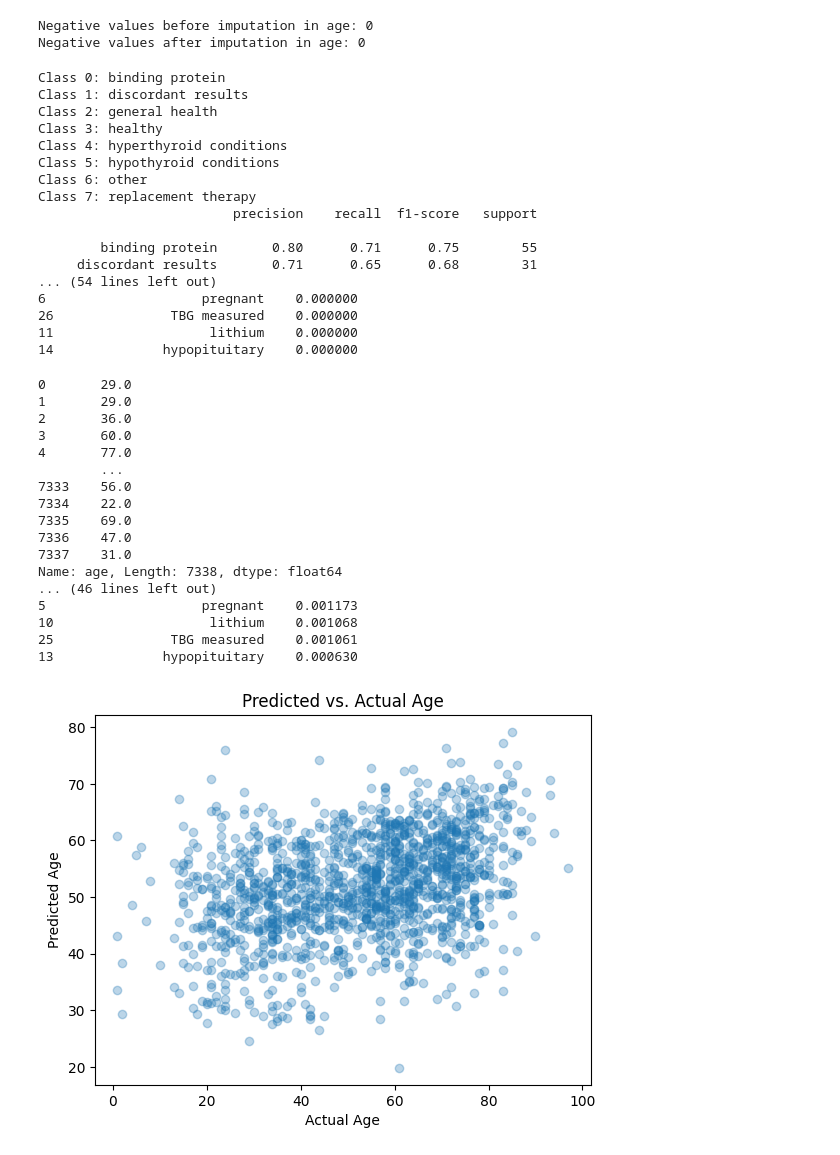
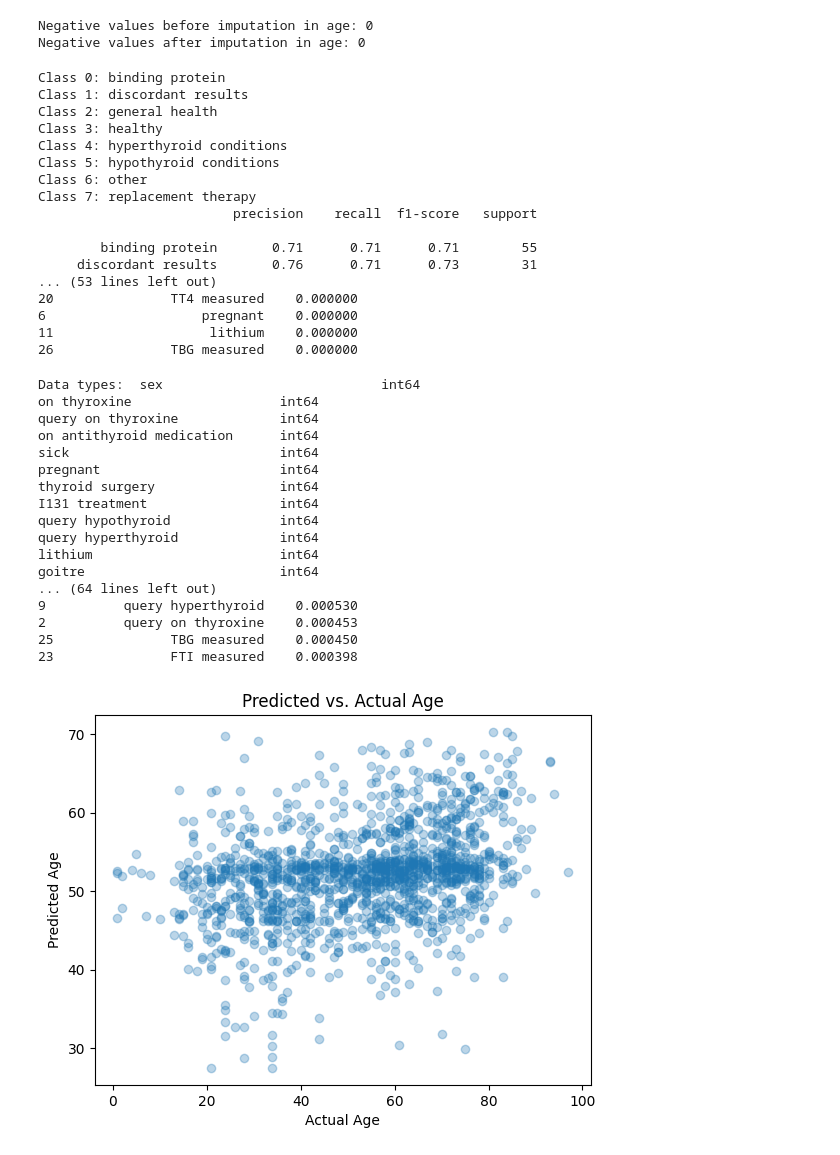
Before and after one commit to PedroMarques321/projeto_EC, a Jupyter notebook: projeto.ipynb, the cells around one changed output. Saved outputs shown, nothing was run; the diff lists cells and outputs as text; code cells hidden in the pictures.

Commit message:
removed referral source from X vars, does not make sense to be a feature nor to make an impact

```diff
--- a/projeto.ipynb
+++ b/projeto.ipynb
@@ -100,7 +100,7 @@ data['diagnoses'] = label_encoders['diagnoses'].fit_transform(data['diagnoses'])
 # %%
 #--------Diagnose prediction model--------#
 
-X_diagnosis = data.drop(['diagnoses'], axis=1)
+X_diagnosis = data.drop(['diagnoses', 'referral source'], axis=1)
 y_diagnosis = data['diagnoses']
 
 # Split data into training and testing sets for diagnosis prediction
@@ -150,20 +150,28 @@ Class 6: other
 Class 7: replacement therapy
                          precision    recall  f1-score   support
 
-        binding protein       0.80      0.71      0.75        55
-     discordant results       0.71      0.65      0.68        31
-... (54 lines left out)
+        binding protein       0.71      0.71      0.71        55
+     discordant results       0.76      0.71      0.73        31
+... (53 lines left out)
+20               TT4 measured    0.000000
 6                    pregnant    0.000000
+11                    lithium    0.000000
 26               TBG measured    0.000000
-11                    lithium    0.000000
-14              hypopituitary    0.000000
 # %%
 #---------Age prediction model---------#
 
-X_age = data.drop(['age'], axis=1)
+X_age = data.drop(['age', 'referral source'], axis=1)
 y_age = data['age']
 
-print(y_age)
+data_types = X_age.dtypes
+print('Data types: ', data_types)
+
+# Identify continuous and discrete features
+continuous_features = [col for col, dtype in data_types.items() if dtype == 'float64']
+discrete_features = [col for col, dtype in data_types.items() if dtype == 'int64']
+
+print("Continuous Features:", continuous_features)
+print("Discrete Features:", discrete_features)
 
 # Removing outliers (example using IQR method)
 Q1 = y_age.quantile(0.25)
@@ -175,8 +183,7 @@ X_age_no_outliers = X_age[outlier_mask]
 y_age_no_outliers = y_age[outlier_mask]
 record_identification_no_outliers = record_identification[outlier_mask]
 
-# Continue with splitting and training as before with the cleaned data
-
+#X_age_discrete = X_age_no_outliers.select_dtypes(exclude=['float64'])
 
 # Split data into training and testing sets for age prediction
 X_train_age, X_test_age, y_train_age, y_test_age, record_train, record_test = train_test_split(X_age_no_outliers, y_age_no_outliers, record_identification_no_outliers, test_size=0.2, random_state=42)
@@ -187,7 +194,7 @@ X_train_age = scaler.fit_transform(X_train_age)
 X_test_age = scaler.transform(X_test_age)
 
 # Model training for age prediction
-gbr_regressor = RandomForestRegressor()
+gbr_regressor = GradientBoostingRegressor()
 gbr_regressor.fit(X_train_age, y_train_age)
 print("Negative X_age:", (gbr_regressor.predict(X_test_age) < 0).sum())
 # Age prediction evaluation
@@ -198,52 +205,52 @@ print("Negative predicted ages:", (y_pred_age < 0).sum())
 
 
 # Create a DataFrame to display the results with record identification
 predictions_df = pd.DataFrame({'Record Identification': record_test, 'Actual Age': y_test_age, 'Predicted Age': y_pred_age})
 print(predictions_df)
 print('MSE:', mean_squared_error(y_test_age, y_pred_age))
 
 # Calculate RMSE
 rmse = np.sqrt(mean_squared_error(y_test_age, y_pred_age))
 print('RMSE:', rmse)
 
 # Calculate accuracy
 accuracy_age = gbr_regressor.score(X_test_age, y_test_age)
 print('Accuracy score:', accuracy_age)
 
 # Calculate R2 score
 r2 = r2_score(y_test_age, y_pred_age)
 print('R2 score:', r2)
 
 # Feature importance for age prediction
 importances_age = gbr_regressor.feature_importances_
-feature_importance_rf_age = pd.DataFrame({'Feature': X_age.columns, 'Importance': importances_age})
+feature_importance_rf_age = pd.DataFrame({'Feature': X_age_no_outliers.columns, 'Importance': importances_age})
 print(feature_importance_rf_age.sort_values(by='Importance', ascending=False))
 
 # Plot predicted vs. actual ages
 plt.scatter(y_test_age, y_pred_age, alpha=0.3)
 plt.xlabel('Actual Age')
 plt.ylabel('Predicted Age')
 plt.title('Predicted vs. Actual Age')
 plt.show()
 # %% [output]
-0       29.0
-1       29.0
-2       36.0
-3       60.0
-4       77.0
-        ...
-7333    56.0
-7334    22.0
-7335    69.0
-7336    47.0
-7337    31.0
-Name: age, Length: 7338, dtype: float64
-... (46 lines left out)
-5                    pregnant    0.001173
-10                    lithium    0.001068
-25               TBG measured    0.001061
-13              hypopituitary    0.000630
+Data types:  sex                            int64
+on thyroxine                   int64
+query on thyroxine             int64
+on antithyroid medication      int64
+sick                           int64
+pregnant                       int64
+thyroid surgery                int64
+I131 treatment                 int64
+query hypothyroid              int64
+query hyperthyroid             int64
+lithium                        int64
+goitre                         int64
+... (64 lines left out)
+9          query hyperthyroid    0.000530
+2          query on thyroxine    0.000453
+25               TBG measured    0.000450
+23               FTI measured    0.000398
-[figure, old version]
+[figure, new version]
 # %%
 #---------Sex prediction model---------#
 
```
Also changed, not shown: parts of 1 cell of this notebook.
